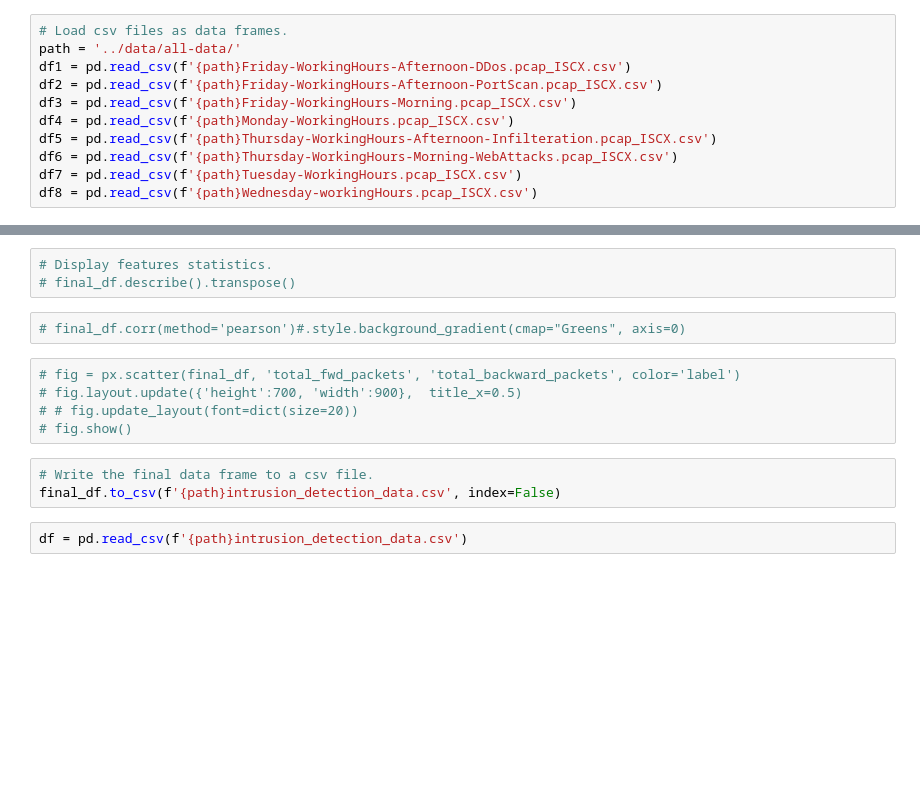
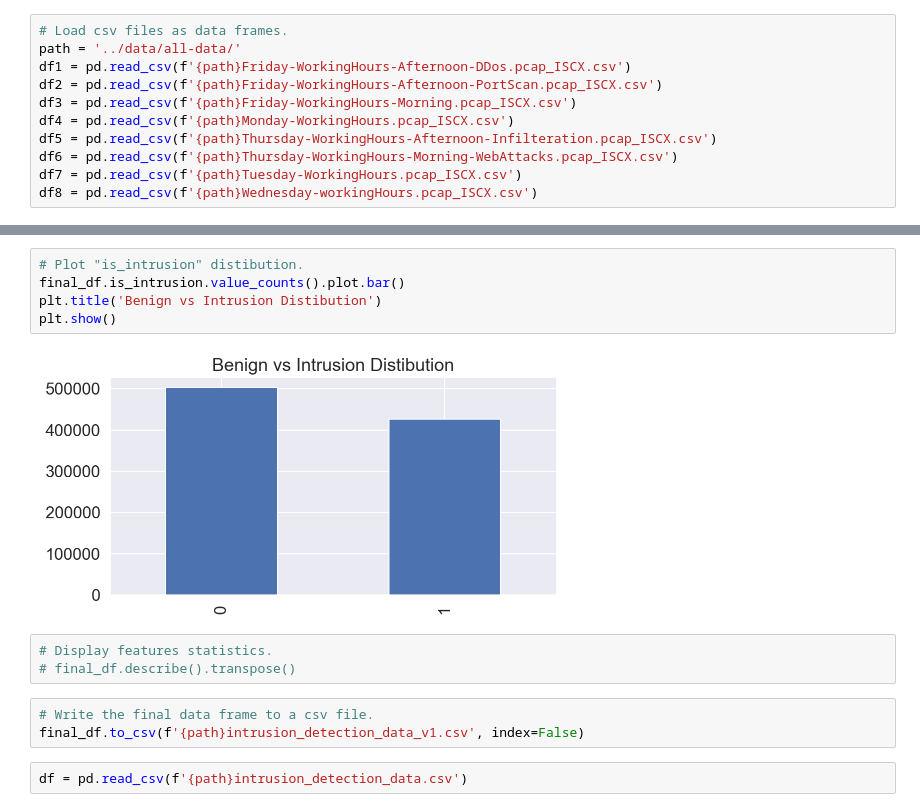
Before and after one commit to aeprogress/networ-intrusion-detection-with-machine-learning, a Jupyter notebook: src/preprocess_eda.ipynb, the cells around one changed output, grey strips where cells are left out. Saved outputs shown, nothing was run; the diff lists cells and outputs as text; blank space fills up the shorter version.

```diff
--- a/src/preprocess_eda.ipynb
+++ b/src/preprocess_eda.ipynb
@@ -242,16 +283,16 @@ plt.show()
+# %%
+# Plot "is_intrusion" distibution.
+final_df.is_intrusion.value_counts().plot.bar()
+plt.title('Benign vs Intrusion Distibution')
+plt.show()
+# %% [output]
+[figure, added]
 # %%
 # Display features statistics.
 # final_df.describe().transpose()
-# %%
-# final_df.corr(method='pearson')#.style.background_gradient(cmap="Greens", axis=0)
-# %%
-# fig = px.scatter(final_df, 'total_fwd_packets', 'total_backward_packets', color='label')
-# fig.layout.update({'height':700, 'width':900},  title_x=0.5)
-# # fig.update_layout(font=dict(size=20))
-# fig.show()
 # %%
 # Write the final data frame to a csv file.
-final_df.to_csv(f'{path}intrusion_detection_data.csv', index=False)
+final_df.to_csv(f'{path}intrusion_detection_data_v1.csv', index=False)
 # %%
 df = pd.read_csv(f'{path}intrusion_detection_data.csv')
 # %%
```
Also changed, not shown: parts of 32 cells of this notebook, 1 other file.
